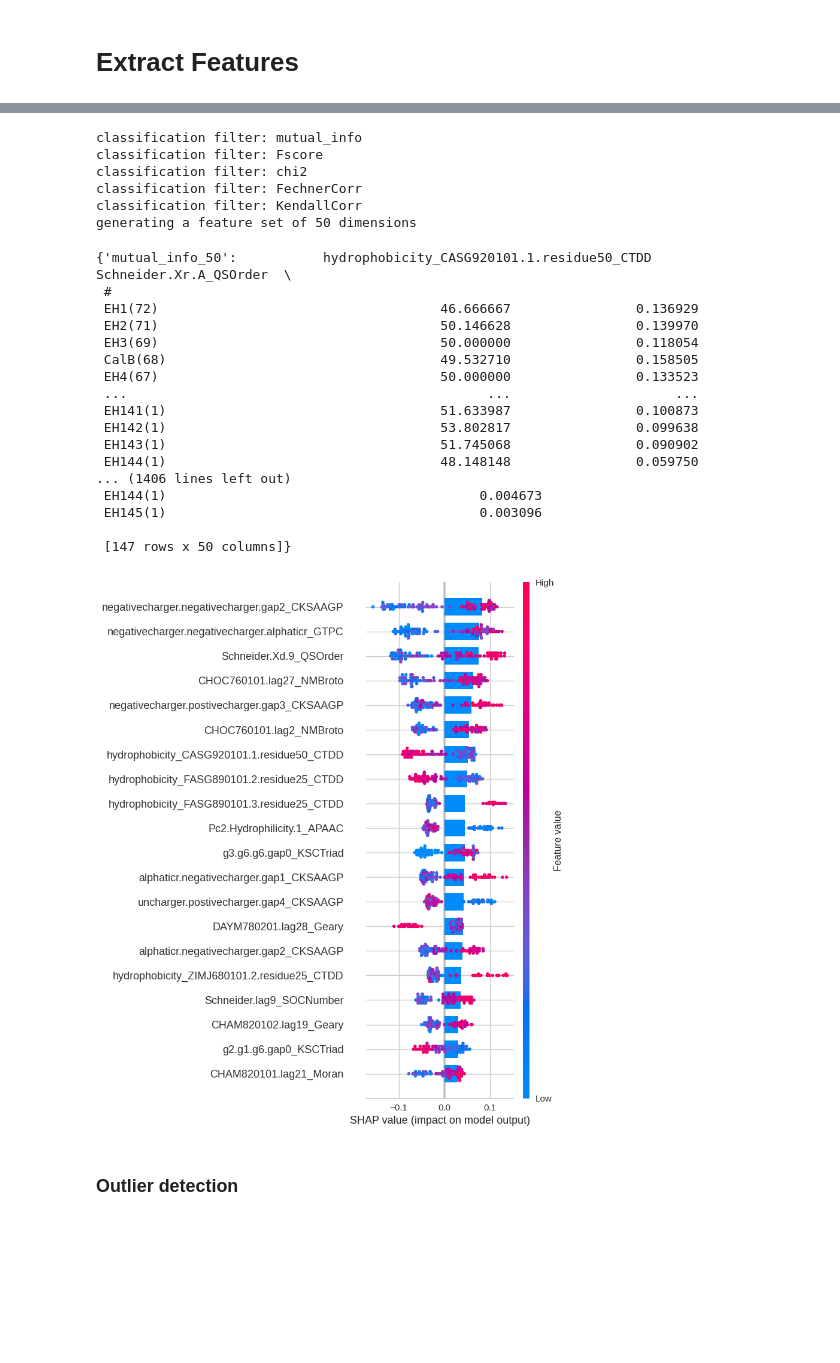
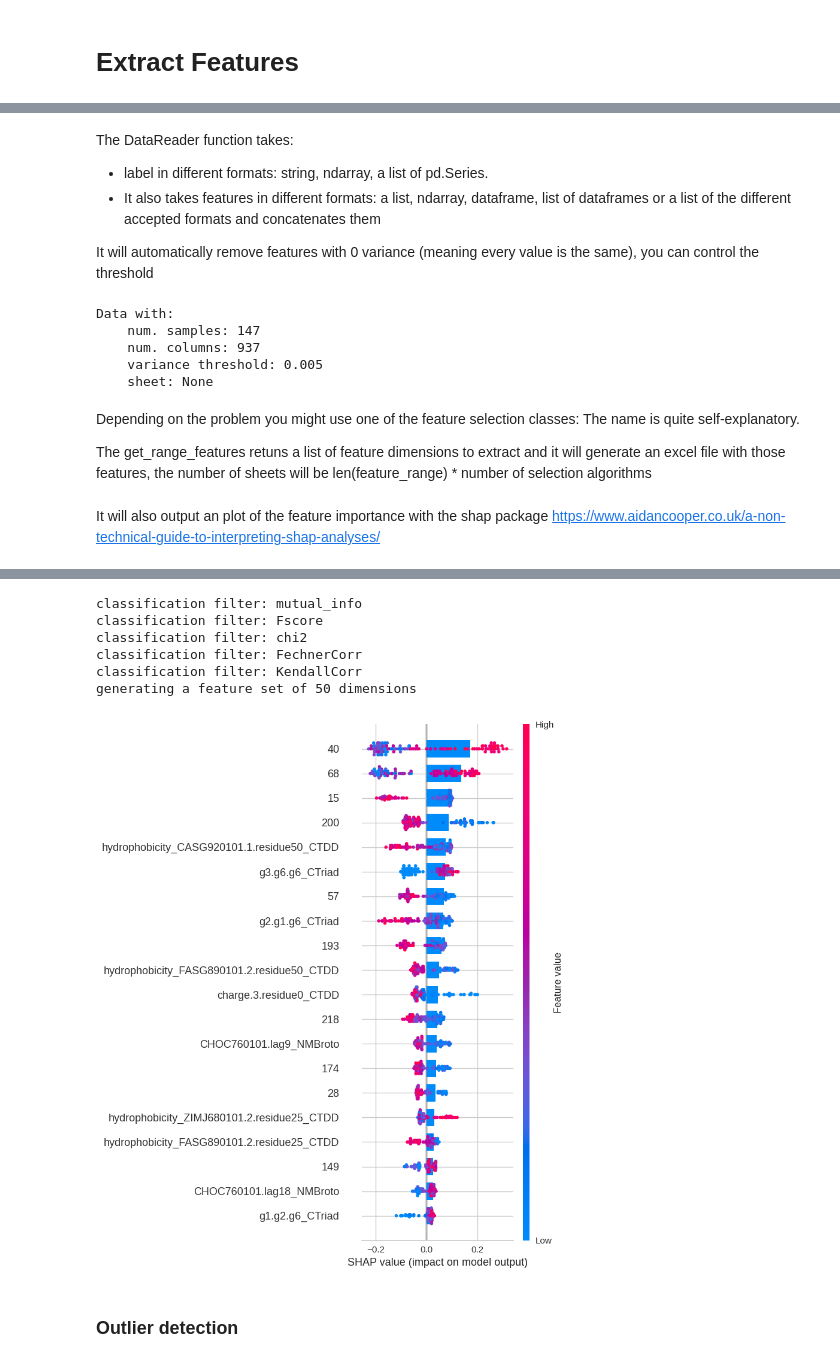
Before and after one commit to etiur/BioML, a Jupyter notebook: examples/test_end_to_end.ipynb, the cells around one changed output, grey strips where cells are left out. Drawn from its saved outputs; the diff is of its cells as text; code cells hidden in the pictures; blank space fills up the shorter version.

Commit message:
selection have an option to concatenate different dataframes

```diff
--- a/examples/test_end_to_end.ipynb
+++ b/examples/test_end_to_end.ipynb
@@ -44,5 +65,5 @@ embeddings.generate_embeddings(fasta_file)
 import pandas as pd
 from BioML.features import methods, selection
 # %%
-ifeat = read_features("ifeature")
+ifeat = read_features("ifeature", ifeature_out="ifeature_features", file_splits=1)
 emb = pd.read_csv("embeddings.csv", index_col=0)
@@ -49,15 +74,34 @@ emb = pd.read_csv("embeddings.csv", index_col=0)
+# %% [markdown]
+The DataReader function takes:
+* label in different formats: string, ndarray, a list of pd.Series.
+* It also takes features in different formats: a list, ndarray, dataframe, list of dataframes or a list of the different accepted formats and concatenates them
+
+It will automatically remove features with 0 variance (meaning every value is the same), you can control the threshold
 # %%
-features = selection.DataReader("../data/esterase_labels.csv", ifeat)
+features = selection.DataReader("../data/esterase_labels.csv", [ifeat, emb], variance_thres=0.005)
+features
+# %% [output]
+Data with:
+    num. samples: 147
+    num. columns: 937
+    variance threshold: 0.005
+    sheet: None
+# %% [markdown]
+Depending on the problem you might use one of the feature selection classes: The name is quite self-explanatory.
+
+The get_range_features retuns a list of feature dimensions to extract and it will generate an excel file with those features, the number of sheets will be len(feature_range) * number of selection algorithms
+# %% [markdown]
+It will also output an plot of the feature importance with the shap package https://www.aidancooper.co.uk/a-non-technical-guide-to-interpreting-shap-analyses/
 # %%
 problem="classification"
 # %%
-feature_range = selection.get_range_features(features.features)
+feature_range = selection.get_range_features(features.features, num_features_min =None, num_features_max=None, step_range=None)
 filters = selection.FeatureSelection("filtered_features.xlsx", num_thread=1, seed=10)
 # select features
 if problem == "classification":
     select = selection.FeatureClassification(filters.seed, scaler="robust", test_size=0.2)
 elif problem == "regression":
     select = selection.FeatureRegression(filters.seed, scaler="robust", test_size=0.2)
-
-select.construct_features(features.features, features.label, filters, [50])
+feature_range = [50]
+select.construct_features(features.features, features.label, filters, feature_range)
 # %% [output]
@@ -70,26 +112,9 @@ invalid value encountered in divide
 classification filter: mutual_info
 classification filter: Fscore
 classification filter: chi2
 classification filter: FechnerCorr
 classification filter: KendallCorr
 generating a feature set of 50 dimensions
-{'mutual_info_50':           hydrophobicity_CASG920101.1.residue50_CTDD  Schneider.Xr.A_QSOrder  \
- #
- EH1(72)                                    46.666667                0.136929
- EH2(71)                                    50.146628                0.139970
- EH3(69)                                    50.000000                0.118054
- CalB(68)                                   49.532710                0.158505
- EH4(67)                                    50.000000                0.133523
- ...                                              ...                     ...
- EH141(1)                                   51.633987                0.100873
- EH142(1)                                   53.802817                0.099638
- EH143(1)                                   51.745068                0.090902
- EH144(1)                                   48.148148                0.059750
-... (1406 lines left out)
- EH144(1)                                        0.004673
- EH145(1)                                        0.003096
-
- [147 rows x 50 columns]}
-[figure, old version]
+[figure, new version]
 # %% [markdown]
 ### Outlier detection
```
Also changed, not shown: parts of 20 cells of this notebook, 5 other files.
